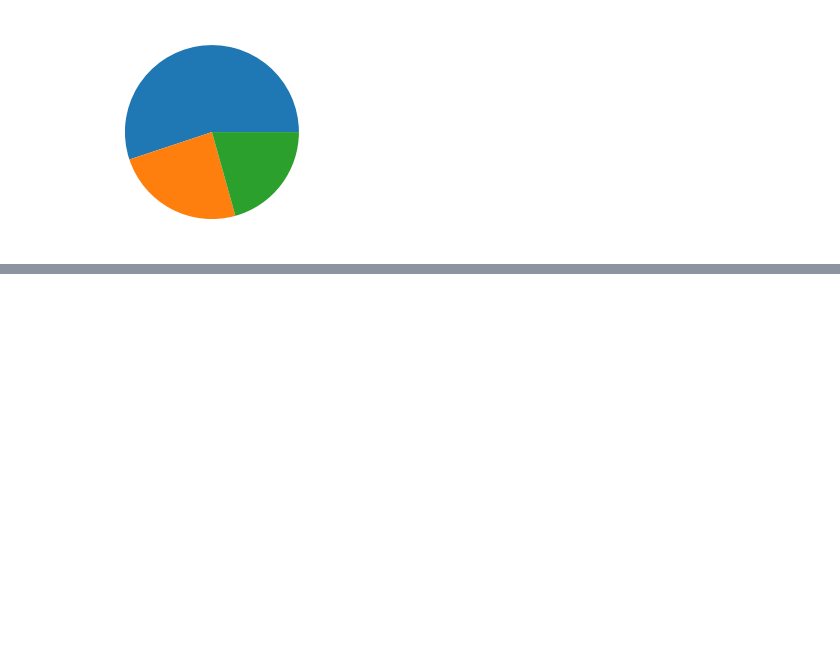
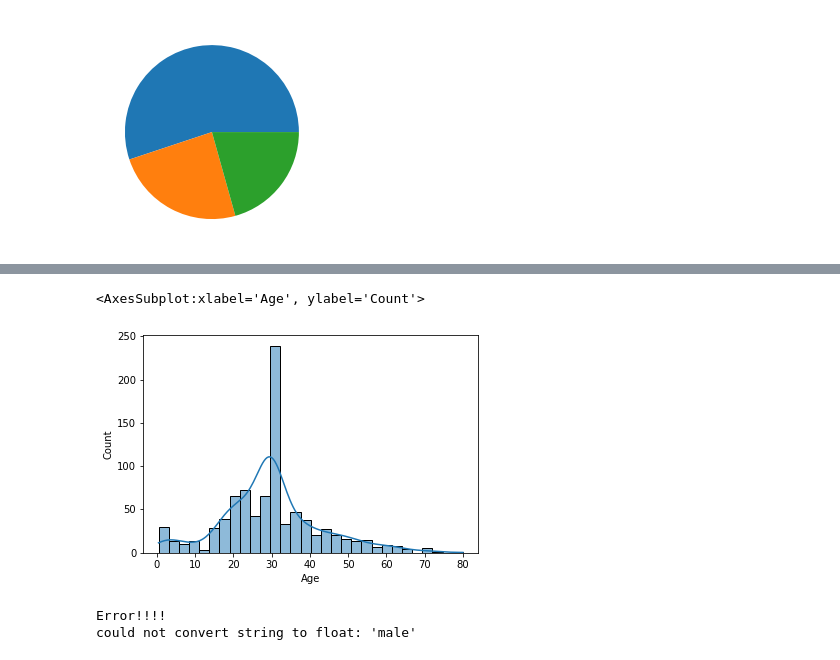
Before and after one commit to AI-School-F5-P2/titanic_example, a Jupyter notebook: titanic_eda.ipynb, the cells around one changed output, grey strips where cells are left out. Drawn from its saved outputs; the diff is of its cells as text; code cells hidden in the pictures; blank space fills up the shorter version.

```diff
--- a/titanic_eda.ipynb
+++ b/titanic_eda.ipynb
@@ -337,2 +329,0 @@ Algo mejor, pero sigue habiendo muchísima cola a la derecha. Debido a la alta p
-# %%
-df["Cut_fare"] = pd.cut(df[df["Fare"]<500]["Fare"], bins=5, labels = ["Very_cheap", "Cheap", "Regular", "Expensive", "Very_expensive"])
@@ -471,0 +516,8 @@ Por el momento, ya tenemos los datos preparados para empezar a transformar
+# %%
+# En el caso de Cabin, no hay discusión, 77% es una barbaridad
+X.drop("Cabin", axis=1, inplace=True)
+# %%
+# En el caso de Embarked, los valores perdidos (solo dos) son insignificantes. Tiene sentido rellenar con la moda
+embarked_mode = X["Embarked"].mode()[0] # Especificar el 0 es importante, si no, el resultado es un Series
+
+X["Embarked"].fillna(embarked_mode, inplace=True)
@@ -471,0 +543,23 @@ Por el momento, ya tenemos los datos preparados para empezar a transformar
+# %%
+# Si imputara usando la media, vemos que la distribución varía demasiado
+sns.histplot(data=X["Age"].fillna(X["Age"].mean()), kde=True)
+# %% [output]
+<AxesSubplot:xlabel='Age', ylabel='Count'>
+[figure, added]
+# %%
+from sklearn.impute import KNNImputer
+
+imputer = KNNImputer(n_neighbors=3)
+
+# Si le paso todas las características para que las tenga en cuenta, me dará un error
+# Recordad LEER SIEMPRE LOS MENSAJES DE ERROR
+# Para que quede más claro, voy a capturarlo e imprimirlo
+
+try:
+    X = imputer.fit_transform(X)
+except Exception as e:
+    print("Error!!!!")
+    print(e)
+# %% [output]
+Error!!!!
+could not convert string to float: 'male'
```
Also changed, not shown: parts of 53 cells of this notebook.
